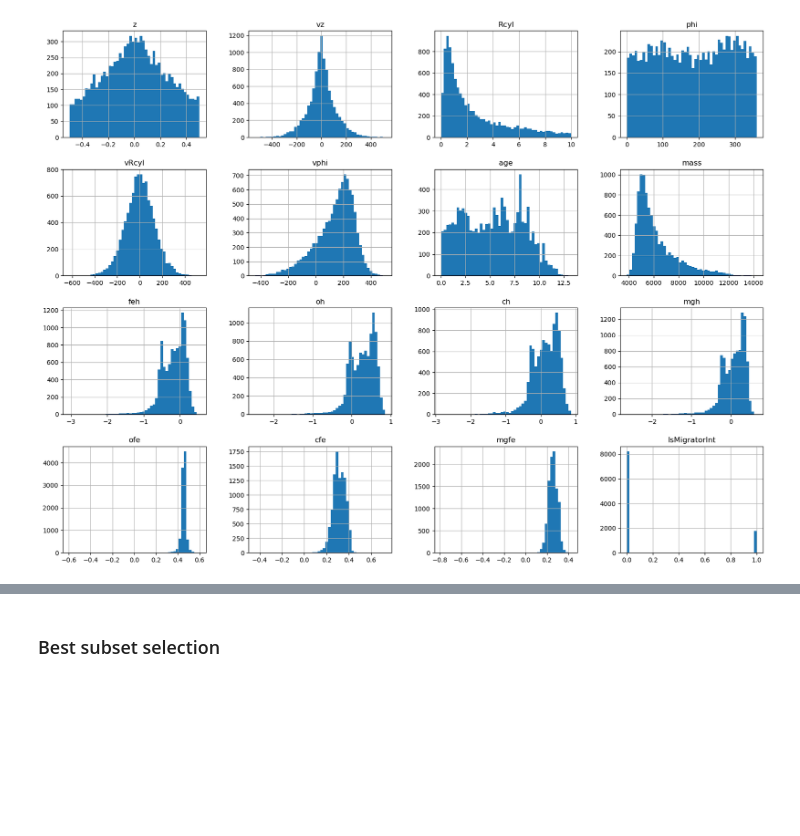
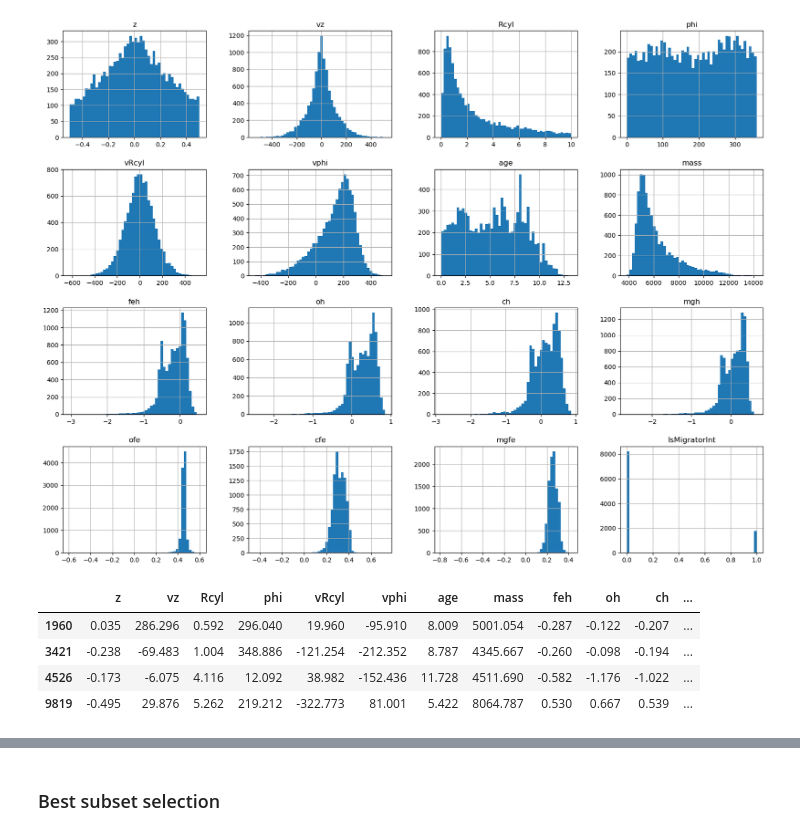
Before and after one commit to Chrillemis/AppStatProject, a Jupyter notebook: PlotsAndInitGLM/Frederik code.ipynb, the cells around one changed output, grey strips where cells are left out. Drawn from its saved outputs; the diff is of its cells as text; code cells hidden in the pictures; blank space fills up the shorter version.

```diff
--- a/PlotsAndInitGLM/Frederik code.ipynb
+++ b/PlotsAndInitGLM/Frederik code.ipynb
@@ -60,3 +61,13 @@ Look for outliers
 DataFinal.hist(bins=50, figsize=(20,15));
 # %% [output]
 [figure]
+# %%
+# Look at the datapoints that has 'ofe' less than 0.2 as they might be outliers
+potential_outliers_ofe = DataFinal[DataFinal['ofe'] < 0.2]
+potential_outliers_ofe
+# %% [output]
+|  | z | vz | Rcyl | phi | vRcyl | vphi | age | mass | feh | oh | ch | ... |
+| 1960 | 0.035 | 286.296 | 0.592 | 296.040 | 19.960 | -95.910 | 8.009 | 5001.054 | -0.287 | -0.122 | -0.207 | ... |
+| 3421 | -0.238 | -69.483 | 1.004 | 348.886 | -121.254 | -212.352 | 8.787 | 4345.667 | -0.260 | -0.098 | -0.194 | ... |
+| 4526 | -0.173 | -6.075 | 4.116 | 12.092 | 38.982 | -152.436 | 11.728 | 4511.690 | -0.582 | -1.176 | -1.022 | ... |
+| 9819 | -0.495 | 29.876 | 5.262 | 219.212 | -322.773 | 81.001 | 5.422 | 8064.787 | 0.530 | 0.667 | 0.539 | ... |
```
Also changed, not shown: parts of 11 cells of this notebook.
